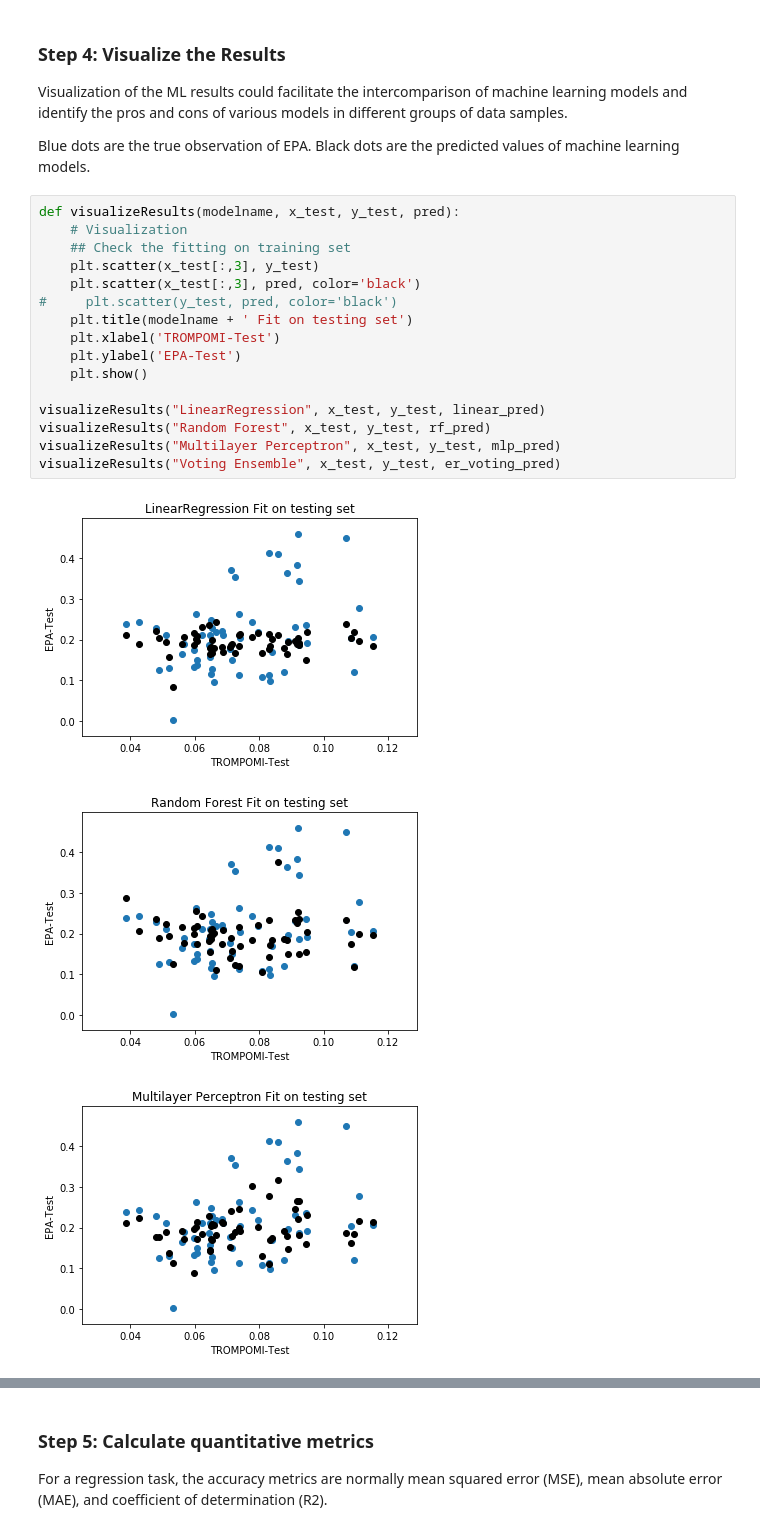
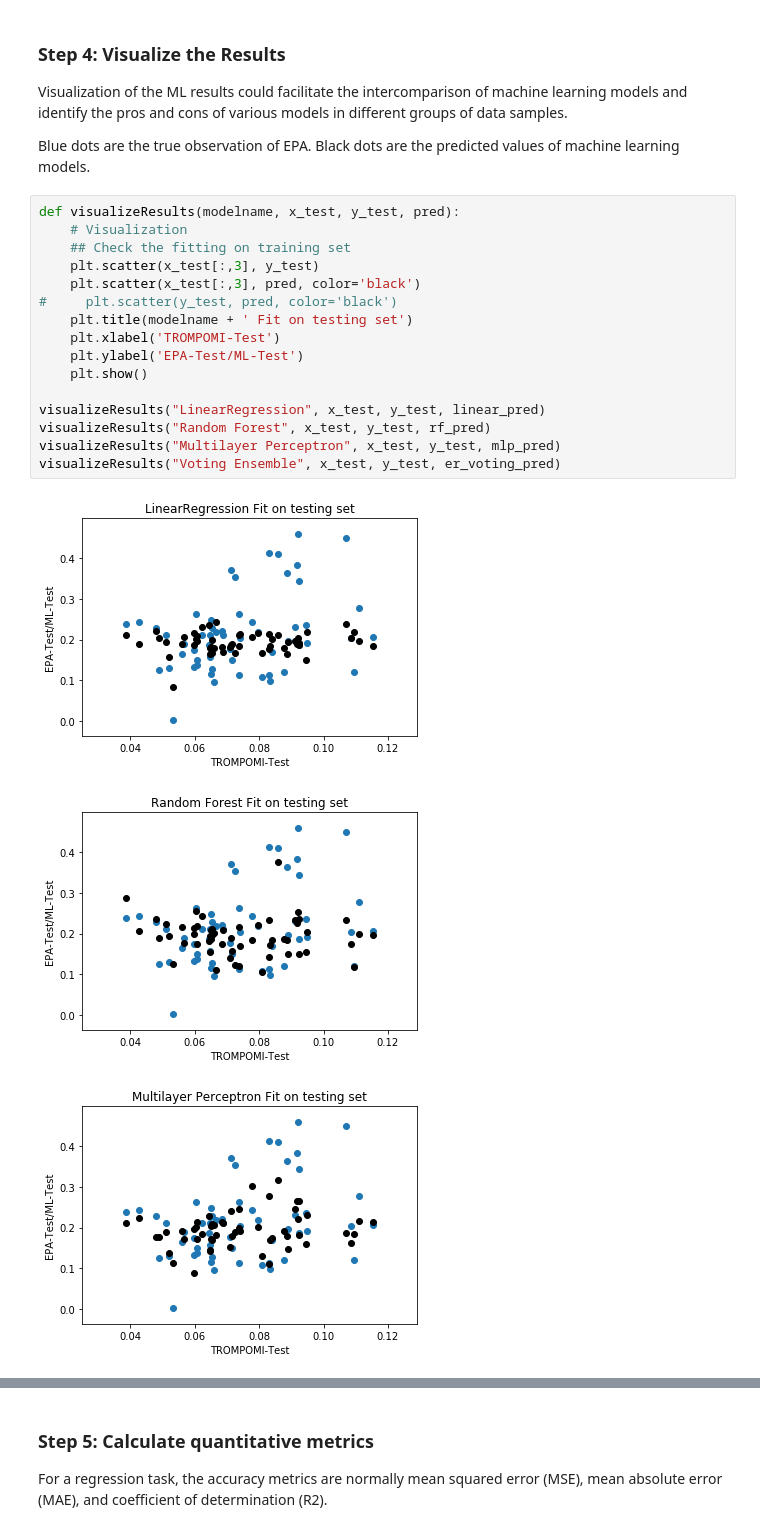
Before and after one commit to ZihengSun/EmissionAI, a Jupyter notebook: emissionai.ipynb, the cells around one changed output, grey strips where cells are left out. Drawn from its saved outputs; the diff is of its cells as text.

```diff
--- a/emissionai.ipynb
+++ b/emissionai.ipynb
@@ -162,20 +162,20 @@ Blue dots are the true observation of EPA. Black dots are the predicted values o
 # %%
 def visualizeResults(modelname, x_test, y_test, pred):
     # Visualization
     ## Check the fitting on training set
     plt.scatter(x_test[:,3], y_test)
     plt.scatter(x_test[:,3], pred, color='black')
 #     plt.scatter(y_test, pred, color='black')
     plt.title(modelname + ' Fit on testing set')
     plt.xlabel('TROMPOMI-Test')
-    plt.ylabel('EPA-Test')
+    plt.ylabel('EPA-Test/ML-Test')
     plt.show()
 
 visualizeResults("LinearRegression", x_test, y_test, linear_pred)
 visualizeResults("Random Forest", x_test, y_test, rf_pred)
 visualizeResults("Multilayer Perceptron", x_test, y_test, mlp_pred)
 visualizeResults("Voting Ensemble", x_test, y_test, er_voting_pred)
 # %% [output]
-[figure, old version]
+[figure, new version]
-[figure, old version]
+[figure, new version]
-[figure, old version]
+[figure, new version]
```
Also changed, not shown: parts of 2 cells of this notebook, 1 other file.
